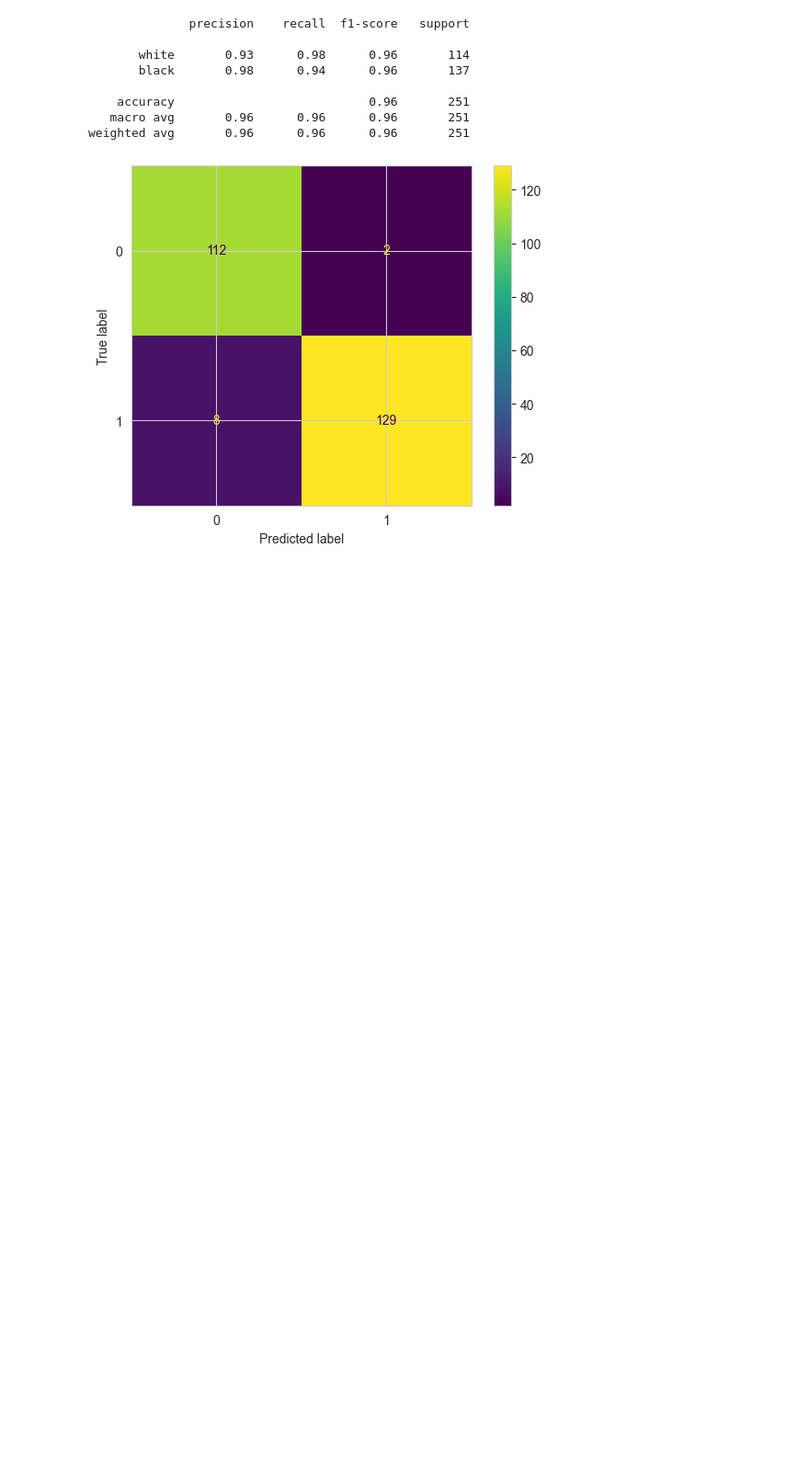
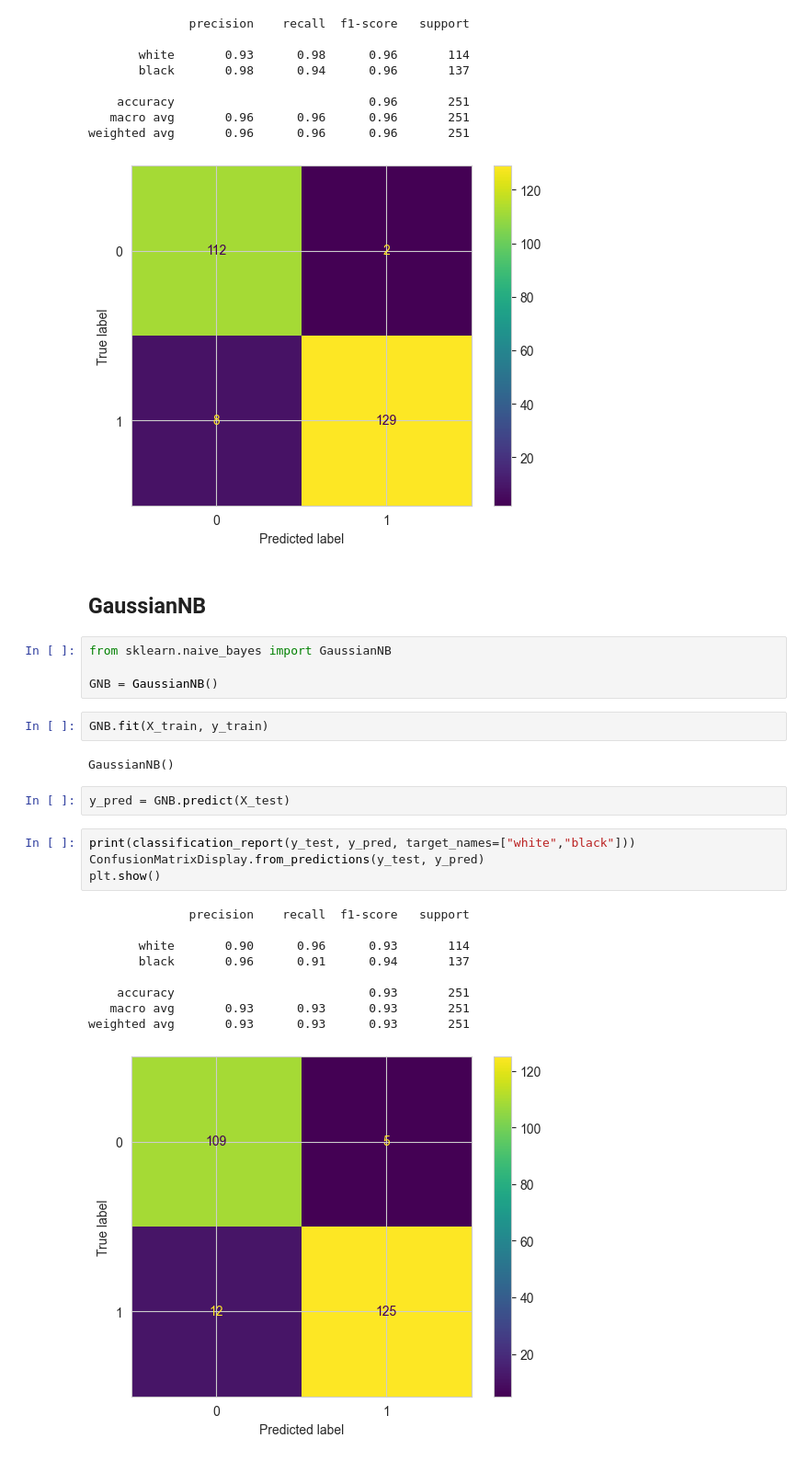
Before and after one commit to KarthikUdyawar/Color-detection, a Jupyter notebook: model/model.ipynb, the cells around one changed output. Shown at 92% size. Saved outputs shown, nothing was run; the diff lists cells and outputs as text; blank space fills up the shorter version.

Commit message:
Added Gaussian Naive Bayes
### Added

- Init Gaussian Naive Bayes
- Training model
- Testing model
- Score model

```diff
--- a/model/model.ipynb
+++ b/model/model.ipynb
@@ -238,3 +238,29 @@ plt.show()
    macro avg       0.96      0.96      0.96       251
 weighted avg       0.96      0.96      0.96       251
 [figure]
+# %% [markdown]
+## GaussianNB
+# %%
+from sklearn.naive_bayes import GaussianNB
+
+GNB = GaussianNB()
+# %%
+GNB.fit(X_train, y_train)
+# %% [output]
+GaussianNB()
+# %%
+y_pred = GNB.predict(X_test)
+# %%
+print(classification_report(y_test, y_pred, target_names=["white","black"]))
+ConfusionMatrixDisplay.from_predictions(y_test, y_pred)
+plt.show()
+# %% [output]
+              precision    recall  f1-score   support
+
+       white       0.90      0.96      0.93       114
+       black       0.96      0.91      0.94       137
+
+    accuracy                           0.93       251
+   macro avg       0.93      0.93      0.93       251
+weighted avg       0.93      0.93      0.93       251
+[figure, added]
```
